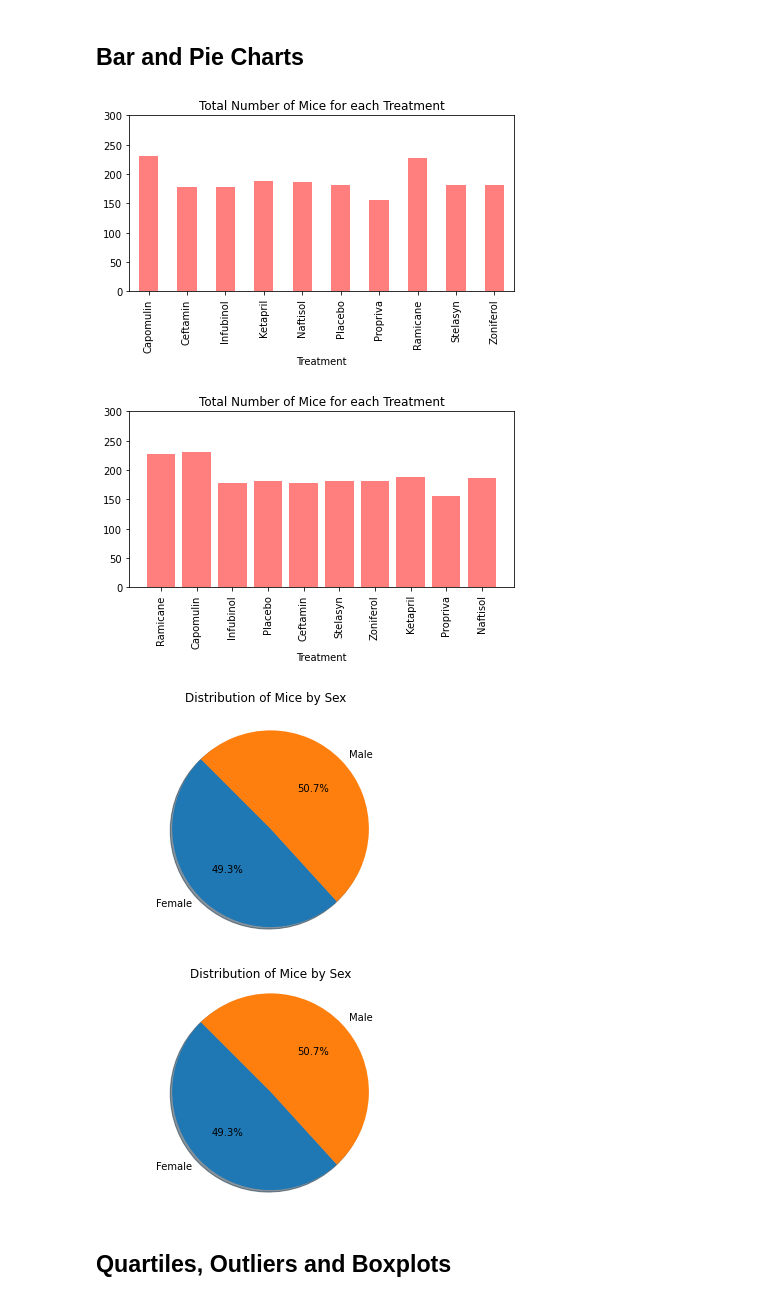
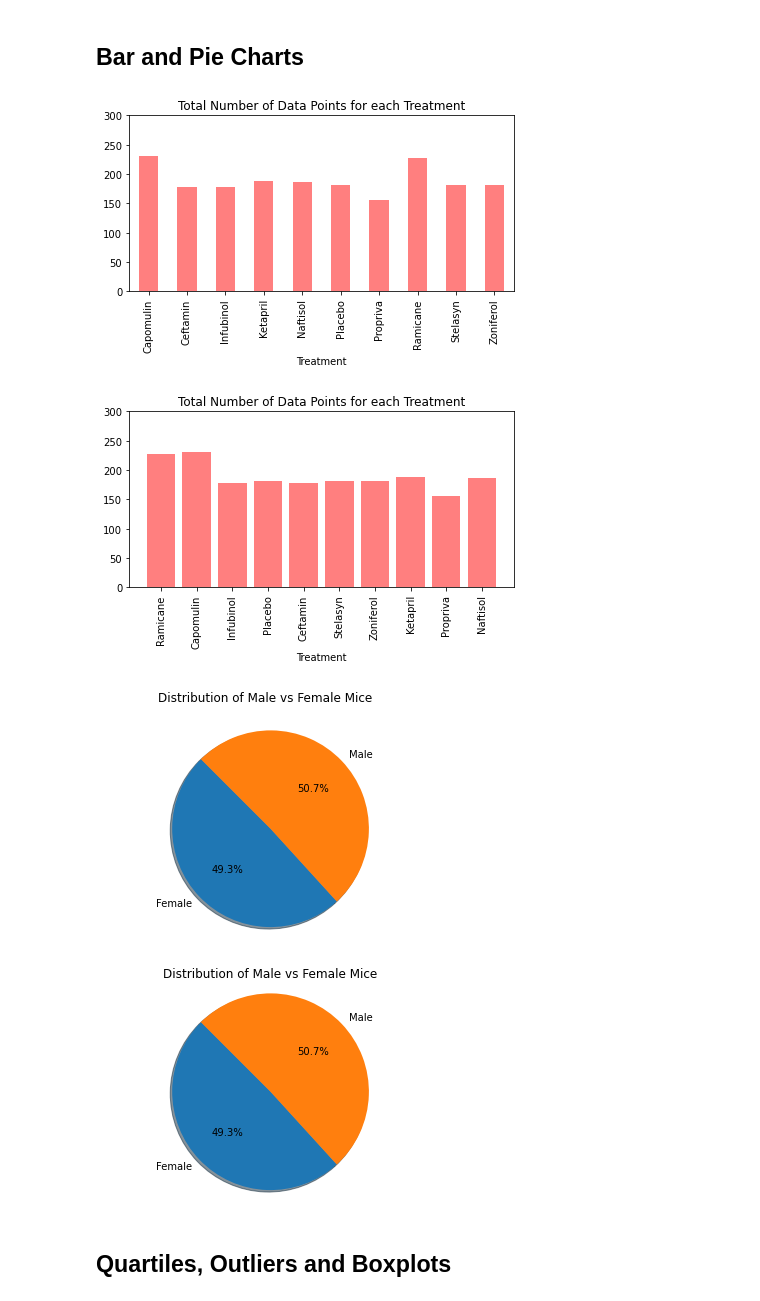
Before and after one commit to thierzon/matplotlib-challenge, a Jupyter notebook: Pymaceuticals/pymaceuticals.ipynb, the cells around one changed output. Cells and saved outputs as stored; diff of their text form; code cells hidden in the pictures.

```diff
--- a/Pymaceuticals/pymaceuticals.ipynb
+++ b/Pymaceuticals/pymaceuticals.ipynb
@@ -179,13 +177,13 @@ regimen_stats_2
 mouse_drug_data = pd.DataFrame(clean_data, columns=["Mouse ID", "Drug Regimen"])
 mouse_drug_data = mouse_drug_data.groupby(["Drug Regimen"]).count()
 
-mouse_drug_data.plot(kind="bar", color="red", alpha=0.5, title="Total Number of Mice for each Treatment",legend=False, align="center")
+mouse_drug_data.plot(kind="bar", color="red", alpha=0.5, title="Total Number of Data Points for each Treatment",legend=False, align="center")
 plt.xlabel("Treatment")
 plt.ylim(0,300)
 plt.tight_layout()
 plt.show()
 # %% [output]
-[figure, old version]
+[figure, new version]
 # %%
 # Generate a bar plot showing the total number of mice for each treatment throughout the course of the study using pyplot.
 x_axis = np.arange(0, len(number_regimen))
@@ -198,36 +196,36 @@ for regimen in number_regimen:
     number_mice.append(mouse_drug_data.loc[regimen,"Mouse ID"])
 
 plt.bar(x_axis, number_mice, facecolor="red", alpha=0.5, align="center")
-plt.title("Total Number of Mice for each Treatment")
+plt.title("Total Number of Data Points for each Treatment")
 plt.xlabel("Treatment")
 plt.ylim(0, 300)
 plt.xticks(tick_locations, number_regimen, rotation=90)
 plt.tight_layout()
 plt.show()
 # %% [output]
-[figure, old version]
+[figure, new version]
 # %%
 # Generate a pie plot showing the distribution of female versus male mice using pandas
 mouse_sex_data = pd.DataFrame(clean_data, columns=["Mouse ID", "Sex"])
 mouse_sex_data = mouse_sex_data.groupby(["Sex"]).count()
 mouse_sex_data = mouse_sex_data.rename(columns={"Mouse ID":""})
 
-mouse_sex_data.plot(kind="pie", subplots=True, title="Distribution of Mice by Sex", autopct="%1.1f%%", shadow=True, startangle=135, legend=False)
+mouse_sex_data.plot(kind="pie", subplots=True, title="Distribution of Male vs Female Mice", autopct="%1.1f%%", shadow=True, startangle=135, legend=False)
 plt.axis("equal")
 plt.show()
 # %% [output]
-[figure, old version]
+[figure, new version]
 # %%
 # Generate a pie plot showing the distribution of female versus male mice using pyplot
 mice_sex = mouse_sex_data[""].unique()
 labels = mouse_sex_data.index.array
 
 plt.pie(mice_sex, labels=labels, autopct="%1.1f%%", shadow=True, startangle=135)
-plt.title("Distribution of Mice by Sex")
+plt.title("Distribution of Male vs Female Mice")
 plt.axis("equal")
 plt.show()
 # %% [output]
-[figure, old version]
+[figure, new version]
 # %% [markdown]
 ## Quartiles, Outliers and Boxplots
 # %%
```
Also changed, not shown: parts of 11 cells of this notebook.
